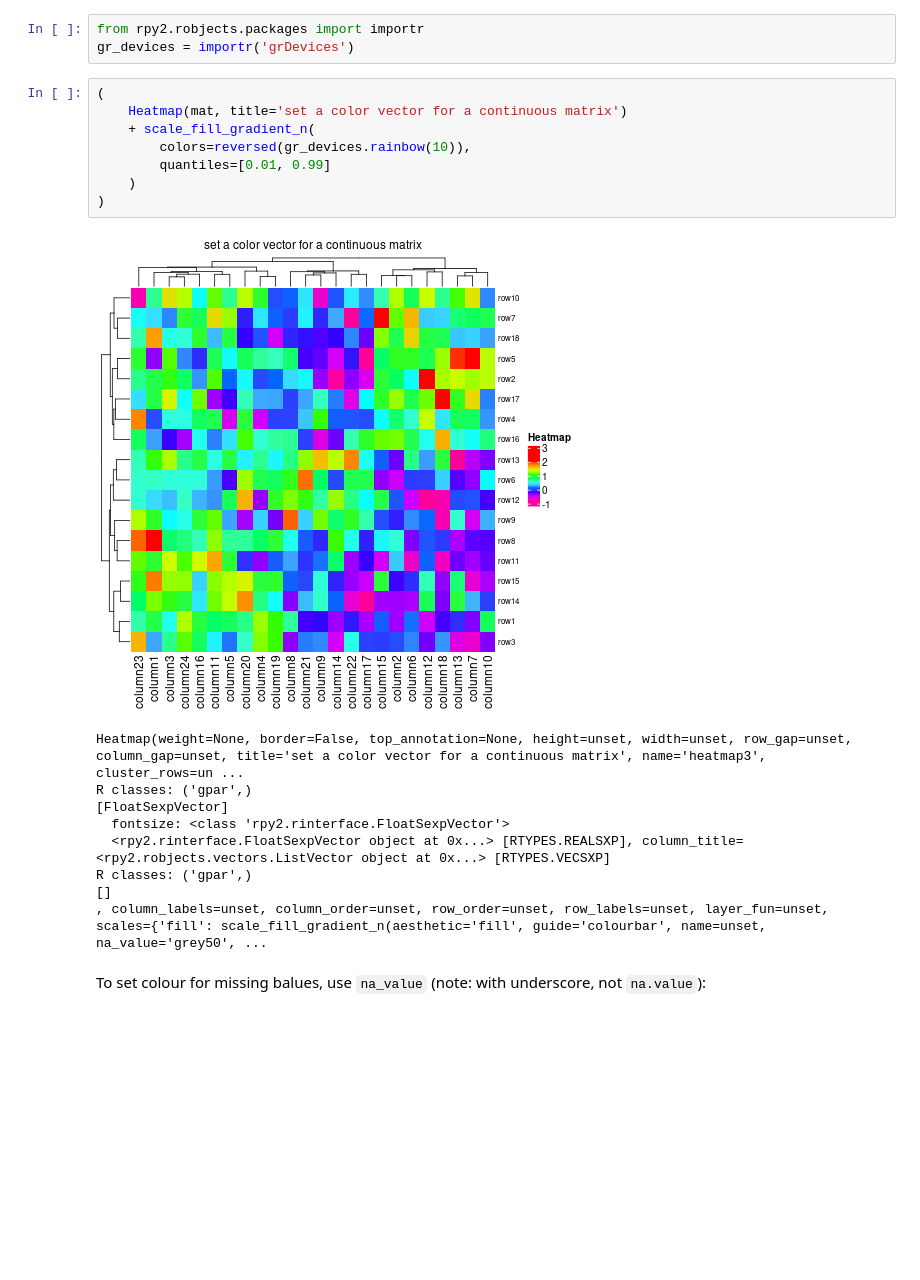
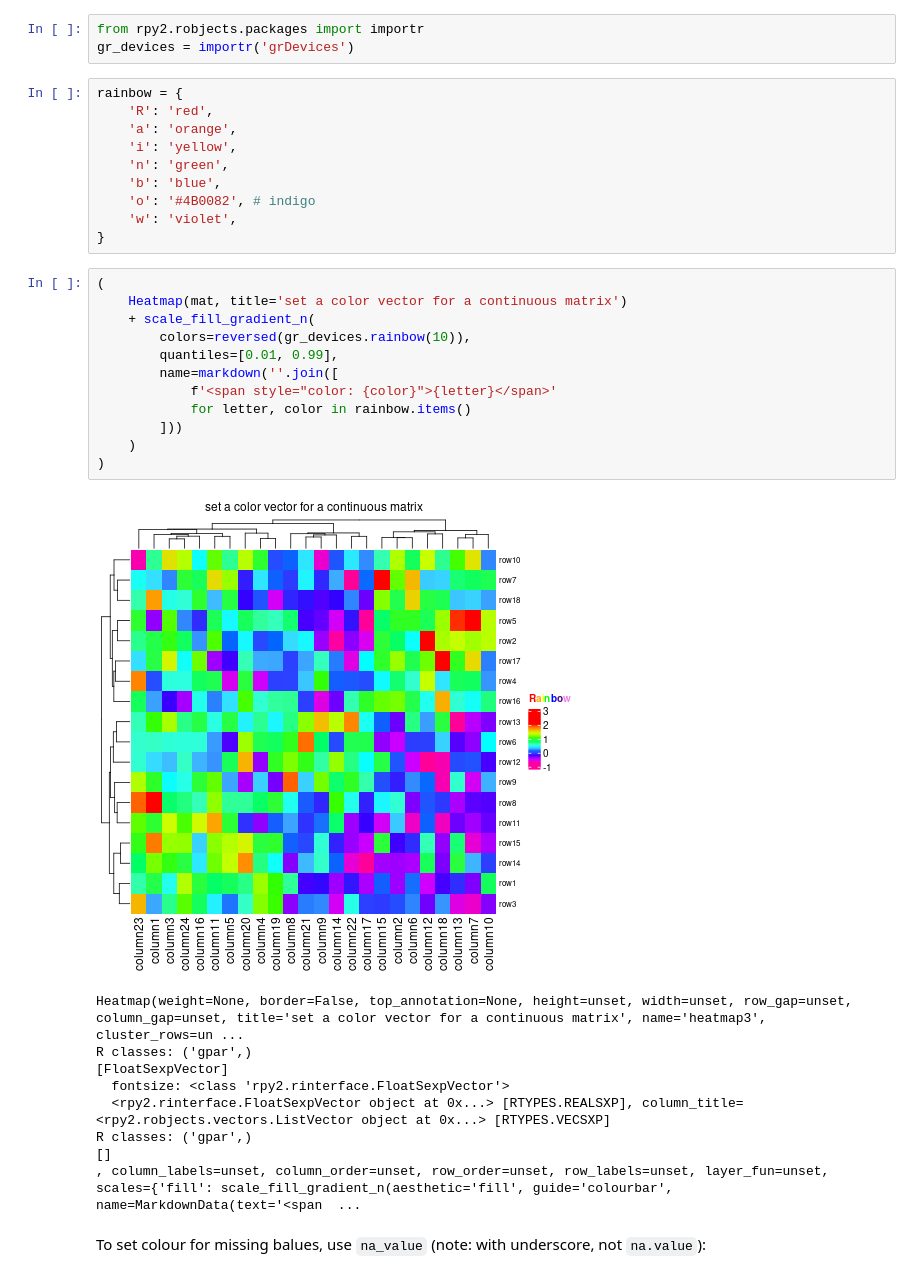
Before and after one commit to krassowski/rpy2-complex-heatmap-grammar, a Jupyter notebook: Examples.ipynb, the cells around one changed output. Saved outputs shown, nothing was run; the diff lists cells and outputs as text; blank space fills up the shorter version.

Commit message:
Add annotations examples and rainbow label

```diff
--- a/Examples.ipynb
+++ b/Examples.ipynb
@@ -62,16 +62,30 @@ In general, colours are managed by ggplot-style scales. You can choose from a nu
 # %%
 from rpy2.robjects.packages import importr
 gr_devices = importr('grDevices')
+# %%
+rainbow = {
+    'R': 'red',
+    'a': 'orange',
+    'i': 'yellow',
+    'n': 'green',
+    'b': 'blue',
+    'o': '#4B0082', # indigo
+    'w': 'violet',
+}
 # %%
 (
     Heatmap(mat, title='set a color vector for a continuous matrix')
     + scale_fill_gradient_n(
         colors=reversed(gr_devices.rainbow(10)),
-        quantiles=[0.01, 0.99]
+        quantiles=[0.01, 0.99],
+        name=markdown(''.join([
+            f'<span style="color: {color}">{letter}</span>'
+            for letter, color in rainbow.items()
+        ]))
     )
 )
 # %% [output]
-[figure, old version]
+[figure, new version]
 Heatmap(weight=None, border=False, top_annotation=None, height=unset, width=unset, row_gap=unset, column_gap=unset, title='set a color vector for a continuous matrix', name='heatmap3', cluster_rows=un ...
 R classes: ('gpar',)
 [FloatSexpVector]
@@ -79,7 +93,7 @@ R classes: ('gpar',)
   <rpy2.rinterface.FloatSexpVector object at 0x...> [RTYPES.REALSXP], column_title=<rpy2.robjects.vectors.ListVector object at 0x...> [RTYPES.VECSXP]
 R classes: ('gpar',)
 []
-, column_labels=unset, column_order=unset, row_order=unset, row_labels=unset, layer_fun=unset, scales={'fill': scale_fill_gradient_n(aesthetic='fill', guide='colourbar', name=unset, na_value='grey50', ...
+, column_labels=unset, column_order=unset, row_order=unset, row_labels=unset, layer_fun=unset, scales={'fill': scale_fill_gradient_n(aesthetic='fill', guide='colourbar', name=MarkdownData(text='<span  ...
 # %% [markdown]
 To set colour for missing balues, use `na_value` (note: with underscore, not `na.value`):
 # %%
```
Also changed, not shown: parts of 28 cells of this notebook.
